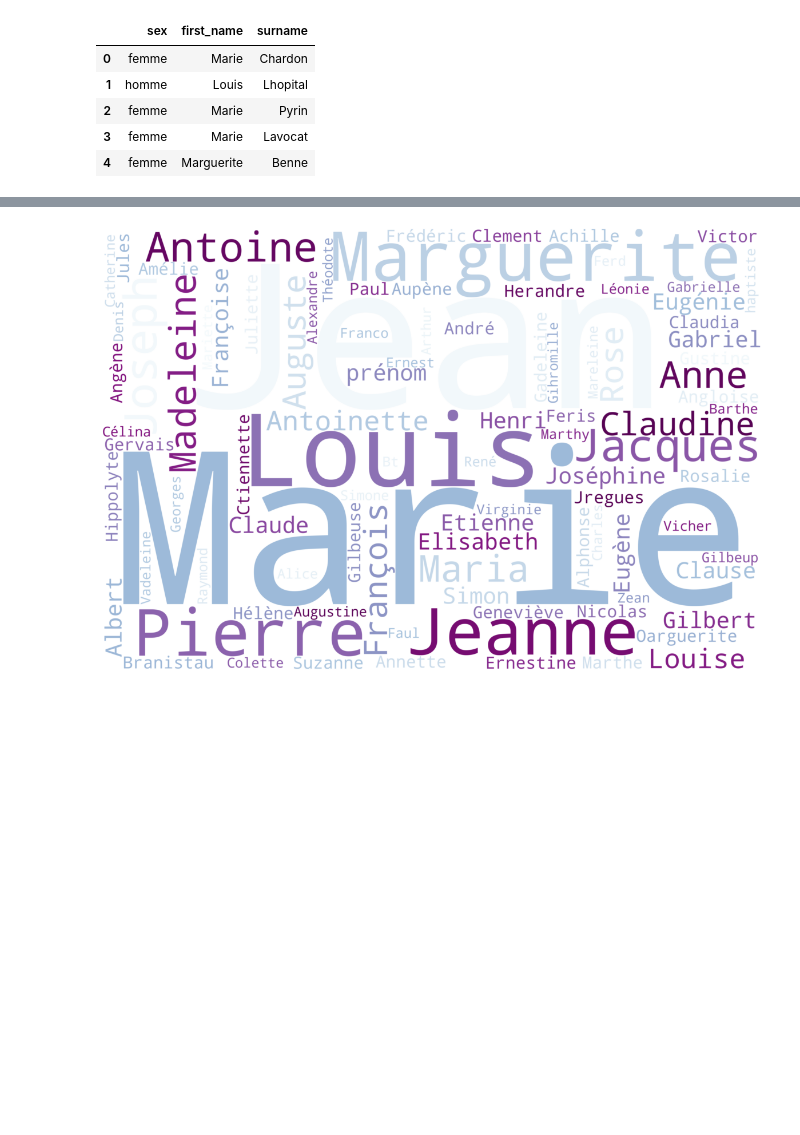
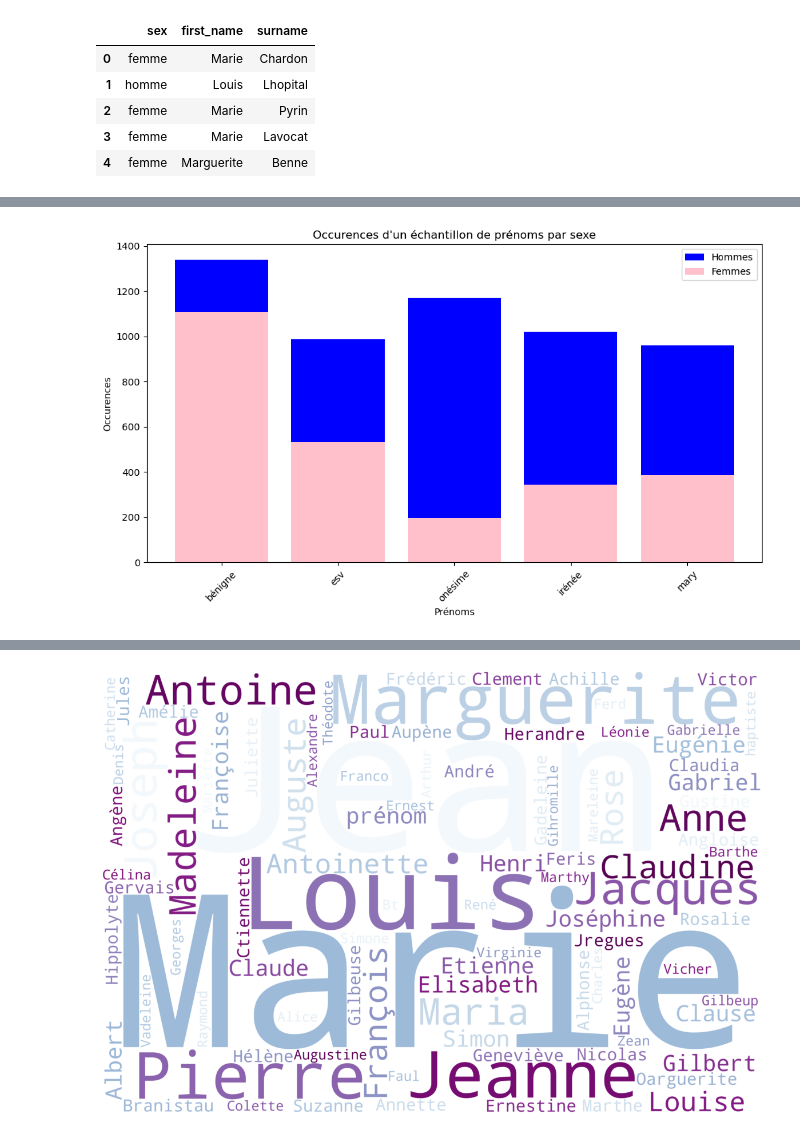
Before and after one commit to ilyeshammouda/NLP_3A_ENSAE, a Jupyter notebook: notebook/data_exploring.ipynb, the cells around one changed output, grey strips where cells are left out. Drawn from its saved outputs; the diff is of its cells as text; code cells hidden in the pictures; blank space fills up the shorter version.

Commit message:
plots

```diff
--- a/notebook/data_exploring.ipynb
+++ b/notebook/data_exploring.ipynb
@@ -86,0 +67,36 @@ plt.xticks([0,1],('Female','Male'))
+# %%
+# Pour créer un histogramme montrant que la tâche de prédiciton de sexe peut-être compliquée,
+# je crée cette fonction qui permet de selectionner les prénoms où l'occrence de celui-ci pour les hommes
+# est proche de celle pour les femmes.
+def similar_occurrences(row):
+    seuil = 1000
+    diff = abs(row['male'] - row['female'])
+    return diff <= seuil
+
+# J'applique ensuite  la fonction sur chaque ligne du dataframe et filtrer les observations similaires
+observations_similaires = data_frame_1[data_frame_1.apply(similar_occurrences, axis=1)]
+# Je selctionne les 5 première observations
+top_5_prenoms = observations_similaires.head(5)
+
+#Ensuite je crée mon histogramme
+
+plt.figure(figsize=(10, 6))
+
+
+plt.bar(top_5_prenoms['firstname'], top_5_prenoms['male'], color='blue', label='Hommes')
+
+
+plt.bar(top_5_prenoms['firstname'], top_5_prenoms['female'], color='pink', label='Femmes')
+
+
+plt.xlabel('Prénoms')
+plt.ylabel('Occurences')
+plt.title("Occurences d'un échantillon de prénoms par sexe")
+plt.xticks(rotation=45)
+plt.legend()
+
+
+plt.tight_layout()
+plt.show()
+# %% [output]
+[figure, added]
```
Also changed, not shown: parts of 10 cells of this notebook, 1 other file.
